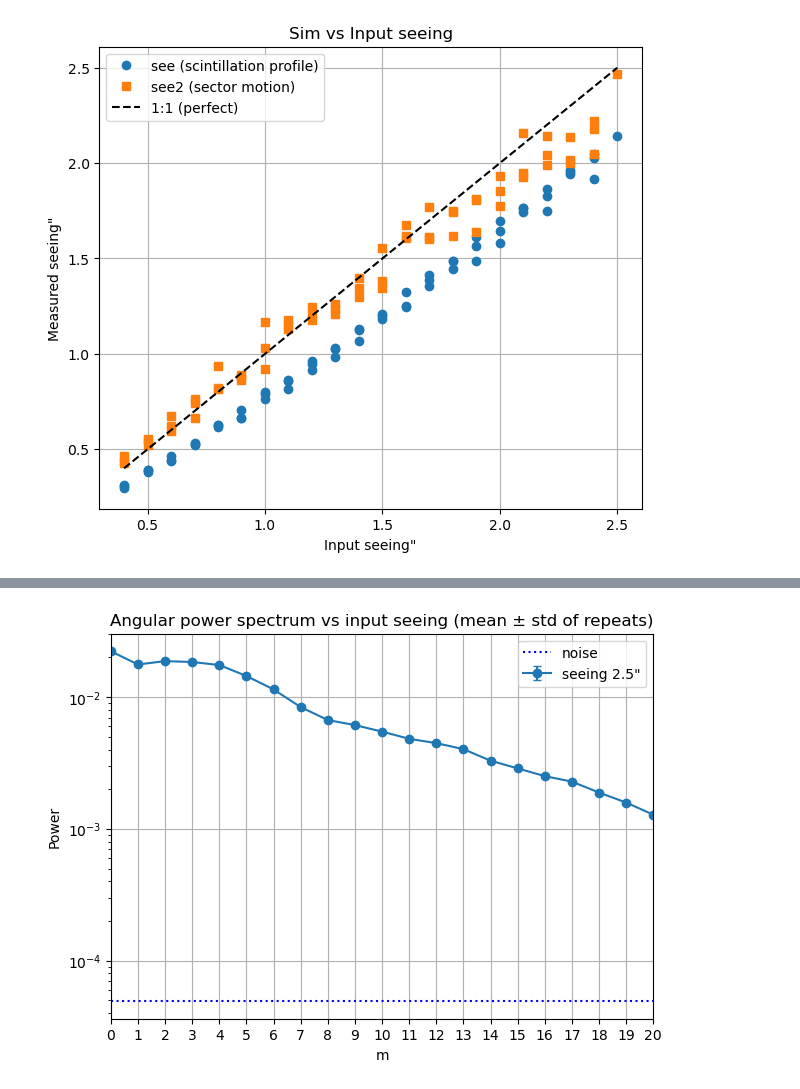
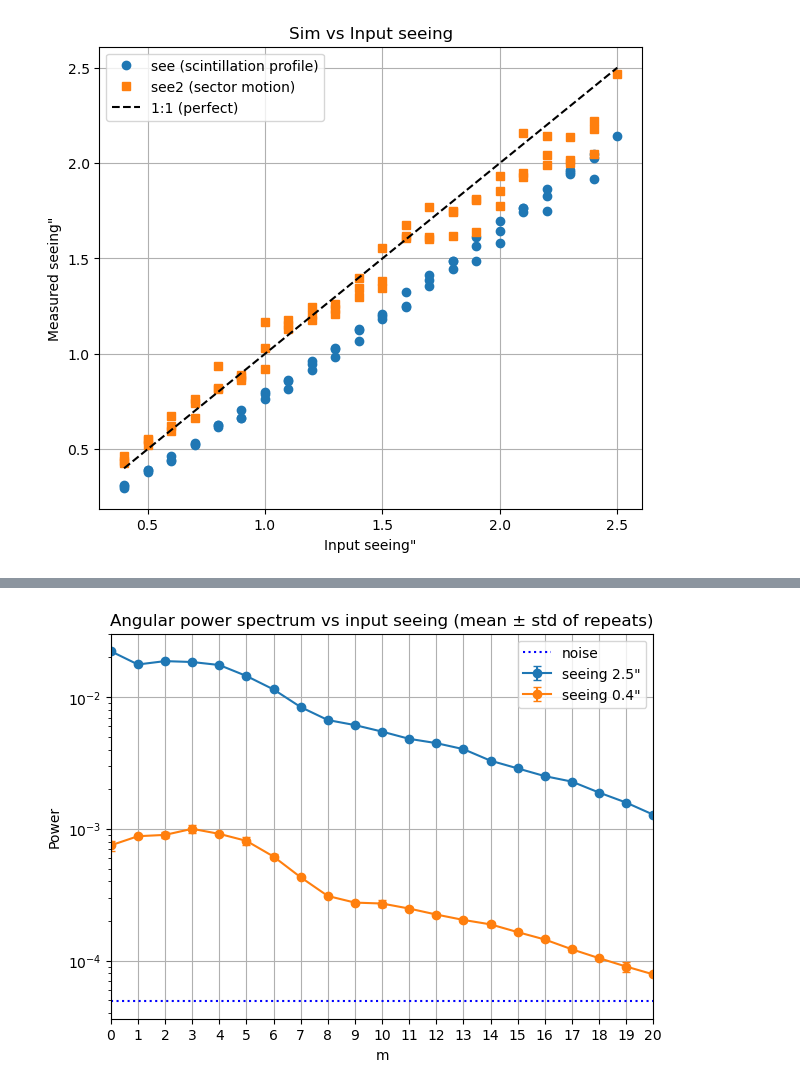
Before and after one commit to lsst-so/notebooks_dhurtado, a Jupyter notebook: notebooks/summit/rso-163/ringsim/simanalysis.ipynb, the cells around one changed output, grey strips where cells are left out. Drawn from its saved outputs; the diff is of its cells as text; code cells hidden in the pictures.

```diff
--- a/notebooks/summit/rso-163/ringsim/simanalysis.ipynb
+++ b/notebooks/summit/rso-163/ringsim/simanalysis.ipynb
@@ -64,33 +46,33 @@ plt.show()
 # average the repeats per angular mode m and use their spread as the error.
 m = np.arange(21)                                   # angular frequency axis (0..mmax)
 power_cols = [f'power_m_{j}' for j in m]
 
 # mean and std of each power_m across the repeated runs at each input seeing
 grp  = df.groupby('input_seeing_arcsec')[power_cols]
 mean = grp.mean()
 std  = grp.std().fillna(0.0)                        # 0 if a seeing has a single run
 
 # pick a few seeing values spanning the range (edit as desired)
-seeings = sorted(df['input_seeing_arcsec'].unique())
-selected = [ seeings[-1]]
+seeing = sorted(df['input_seeing_arcsec'].unique())
+selected = [seeing[-1], seeing[0]]
 
 plt.figure(figsize=(7, 5))
 for s in selected:
     y   = mean.loc[s].to_numpy(dtype=float)
     err = std.loc[s].to_numpy(dtype=float)
     plt.errorbar(m, np.maximum(y, 1e-12), yerr=err, marker='o', capsize=3,
                  label=f'seeing {s}\"')
 
 # shared noise floor (mean anoise over all runs)
 plt.axhline(max(float(df['anoise'].mean()), 1e-12), ls=':', color='b', label='noise')
 plt.yscale('log')
 plt.xlim(0, 20)
 plt.xticks(np.arange(0, 21, 1))
 plt.xlabel('m')
 plt.ylabel('Power')
 plt.title('Angular power spectrum vs input seeing (mean \u00b1 std of repeats)')
 plt.legend()
 plt.grid(True)
 plt.show()
 # %% [output]
-[figure, old version]
+[figure, new version]
```
Also changed, not shown: parts of 1 cell of this notebook, 3 other files.
